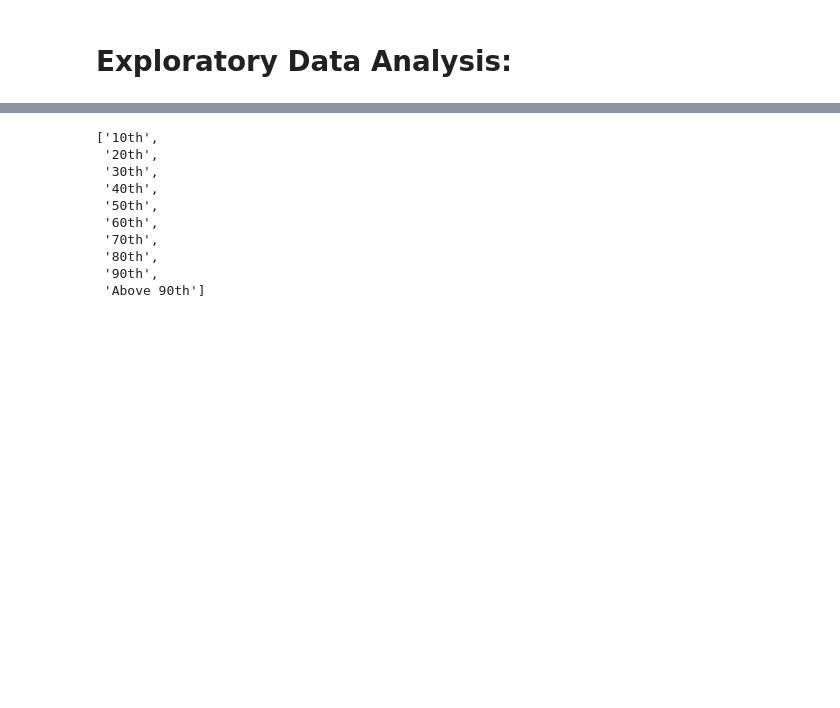
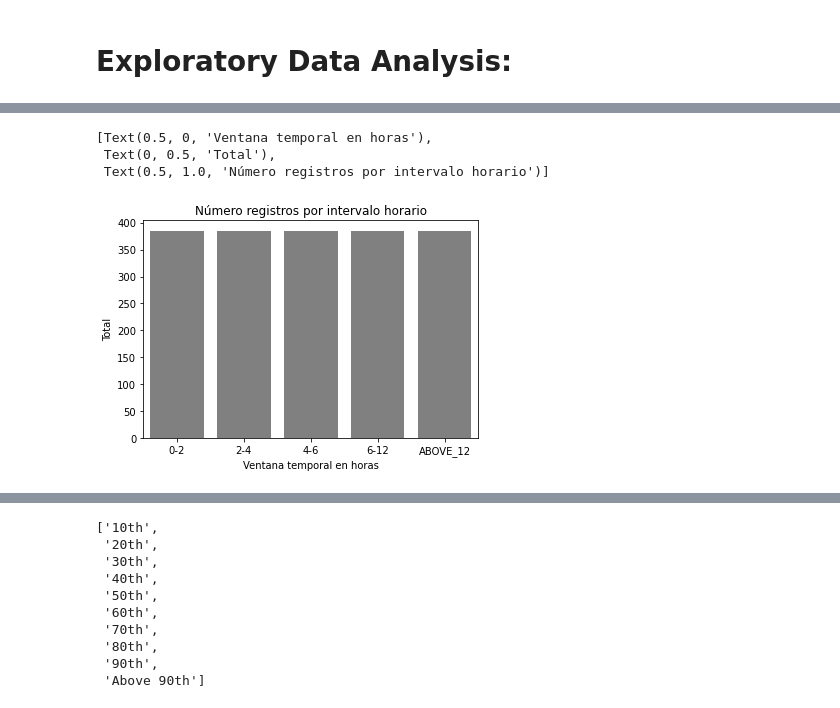
Before and after one commit to gusAGR/machine-learning-tfg, a Jupyter notebook: notebooks/Sirio_Libanes.ipynb, the cells around one changed output, grey strips where cells are left out. Saved outputs shown, nothing was run; the diff lists cells and outputs as text; code cells hidden in the pictures; blank space fills up the shorter version.

```diff
--- a/notebooks/Sirio_Libanes.ipynb
+++ b/notebooks/Sirio_Libanes.ipynb
@@ -102,0 +88,8 @@ sns.countplot(x='AGE_ABOVE65', hue='ICU', data=data)
+# %%
+ax=sns.countplot(data=data, x=data['WINDOW'], color='grey')
+ax.set(xlabel= 'Ventana temporal en horas', ylabel='Total', title='Número registros por intervalo horario')
+# %% [output]
+[Text(0.5, 0, 'Ventana temporal en horas'),
+ Text(0, 0.5, 'Total'),
+ Text(0.5, 1.0, 'Número registros por intervalo horario')]
+[figure, added]
```
Also changed, not shown: parts of 8 cells of this notebook.
